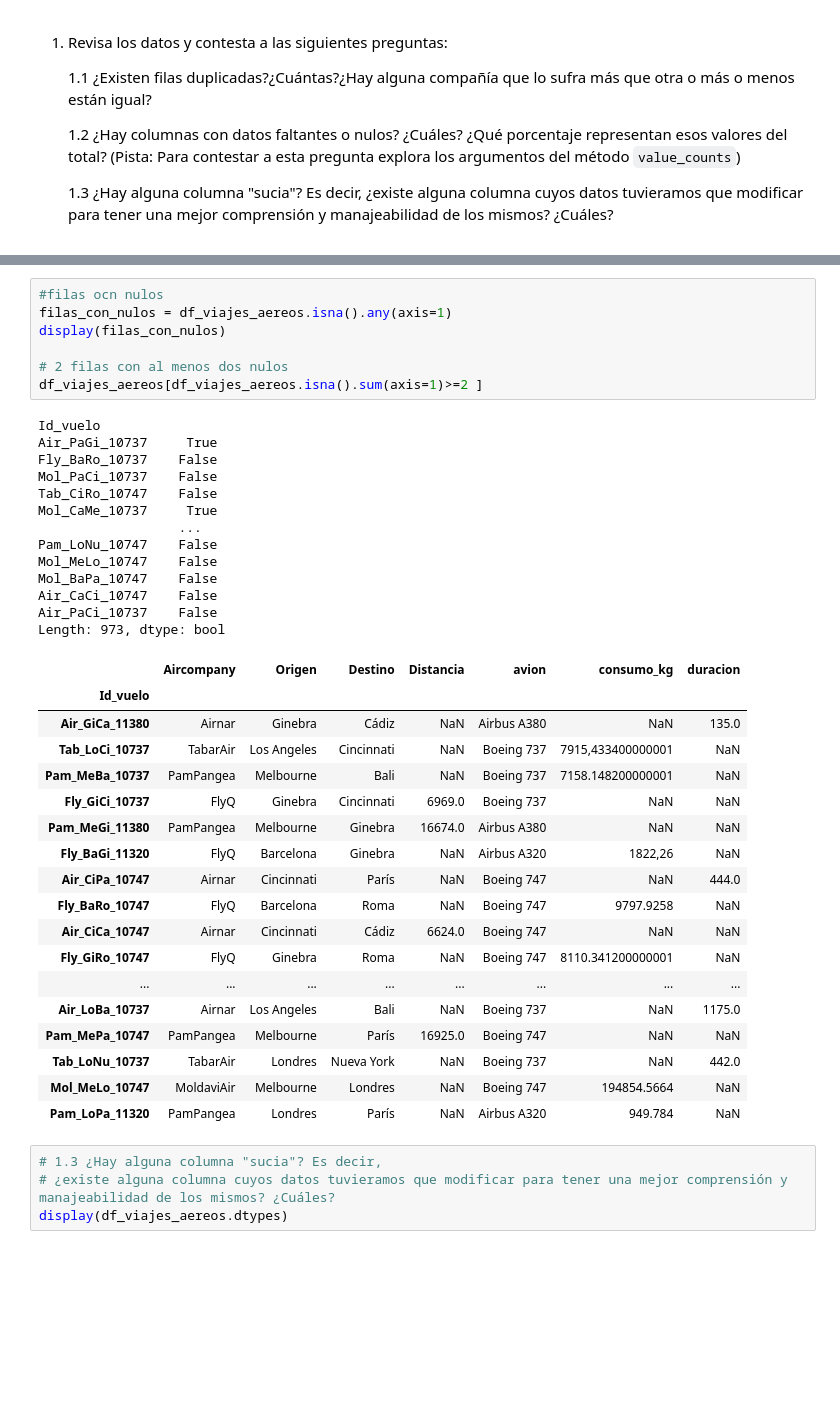
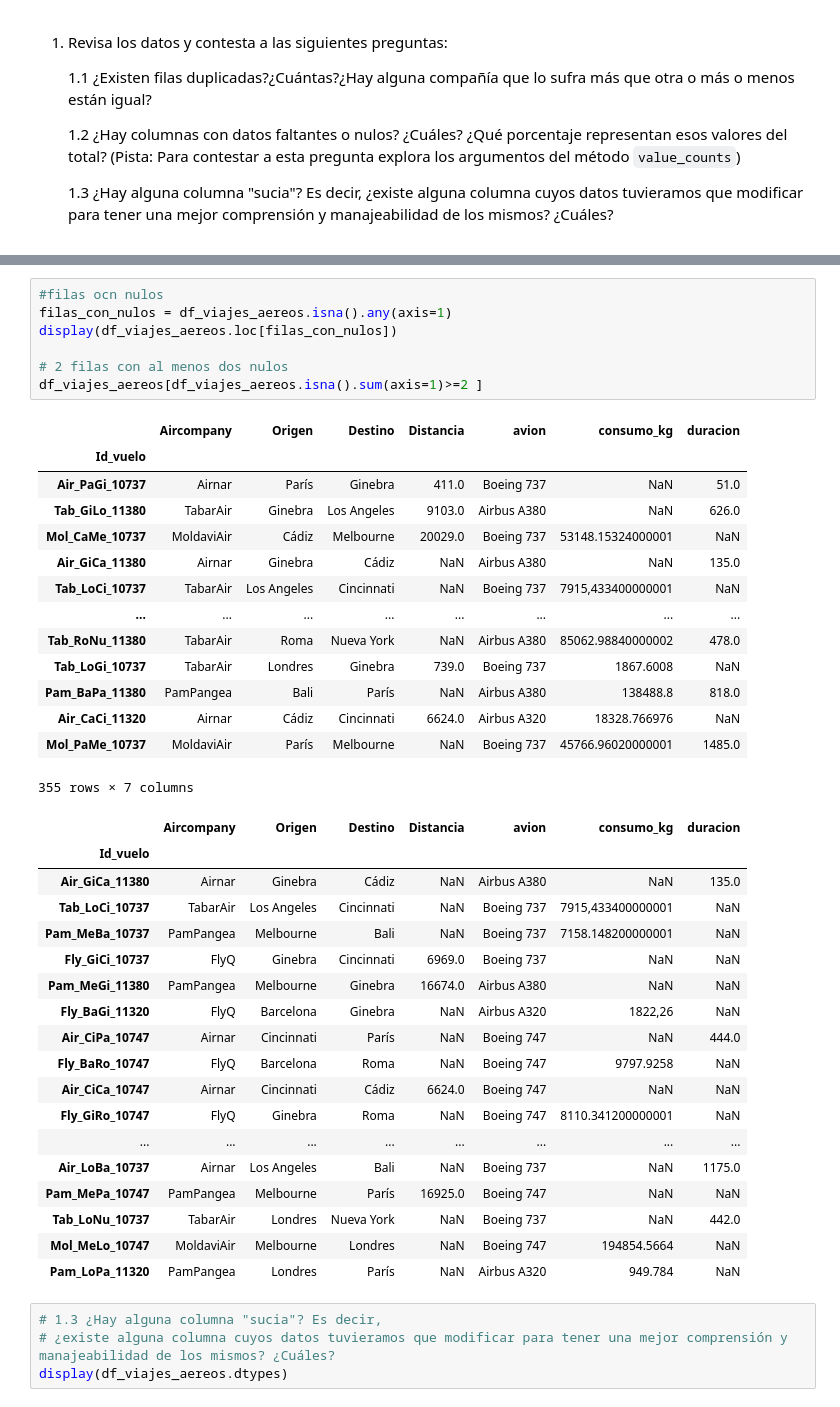
Before and after one commit to mfondevilla/DS-Online-MelaniaFondevilla, a Jupyter notebook: 02_Herramientas_Avanzadas/Sprint_04/Unidad_02_Pandas_II/03_Practica_Obligatoria/18_Practica_Obligatoria_Pandas_II.ipynb, the cells around one changed output, grey strips where cells are left out. Cells and saved outputs as stored; diff of their text form; blank space fills up the shorter version.

```diff
--- a/02_Herramientas_Avanzadas/Sprint_04/Unidad_02_Pandas_II/03_Practica_Obligatoria/18_Practica_Obligatoria_Pandas_II.ipynb
+++ b/02_Herramientas_Avanzadas/Sprint_04/Unidad_02_Pandas_II/03_Practica_Obligatoria/18_Practica_Obligatoria_Pandas_II.ipynb
@@ -128,42 +132,43 @@ Name: count, dtype: int64
 # %%
 #filas ocn nulos
 filas_con_nulos = df_viajes_aereos.isna().any(axis=1)
-display(filas_con_nulos)
+display(df_viajes_aereos.loc[filas_con_nulos])
 
 # 2 filas con al menos dos nulos
 df_viajes_aereos[df_viajes_aereos.isna().sum(axis=1)>=2 ]
 # %% [output]
+|  | Aircompany | Origen | Destino | Distancia | avion | consumo_kg | duracion |
+| Id_vuelo |  |  |  |  |  |  |  |
+| Air_PaGi_10737 | Airnar | París | Ginebra | 411.0 | Boeing 737 | NaN | 51.0 |
+| Tab_GiLo_11380 | TabarAir | Ginebra | Los Angeles | 9103.0 | Airbus A380 | NaN | 626.0 |
+| Mol_CaMe_10737 | MoldaviAir | Cádiz | Melbourne | 20029.0 | Boeing 737 | 53148.15324000001 | NaN |
+| Air_GiCa_11380 | Airnar | Ginebra | Cádiz | NaN | Airbus A380 | NaN | 135.0 |
+| Tab_LoCi_10737 | TabarAir | Los Angeles | Cincinnati | NaN | Boeing 737 | 7915,433400000001 | NaN |
+| ... | ... | ... | ... | ... | ... | ... | ... |
+| Tab_RoNu_11380 | TabarAir | Roma | Nueva York | NaN | Airbus A380 | 85062.98840000002 | 478.0 |
+| Tab_LoGi_10737 | TabarAir | Londres | Ginebra | 739.0 | Boeing 737 | 1867.6008 | NaN |
+| Pam_BaPa_11380 | PamPangea | Bali | París | NaN | Airbus A380 | 138488.8 | 818.0 |
+| Air_CaCi_11320 | Airnar | Cádiz | Cincinnati | 6624.0 | Airbus A320 | 18328.766976 | NaN |
+| Mol_PaMe_10737 | MoldaviAir | París | Melbourne | NaN | Boeing 737 | 45766.96020000001 | 1485.0 |
-Id_vuelo
-Air_PaGi_10737     True
-Fly_BaRo_10737    False
-Mol_PaCi_10737    False
-Tab_CiRo_10747    False
-Mol_CaMe_10737     True
-                  ...
-Pam_LoNu_10747    False
-Mol_MeLo_10747    False
-Mol_BaPa_10747    False
-Air_CaCi_10747    False
-Air_PaCi_10737    False
-Length: 973, dtype: bool
+355 rows × 7 columns
-|  | Aircompany | Origen | Destino | Distancia | avion | consumo_kg | duracion |
-| Id_vuelo |  |  |  |  |  |  |  |
-| Air_GiCa_11380 | Airnar | Ginebra | Cádiz | NaN | Airbus A380 | NaN | 135.0 |
-| Tab_LoCi_10737 | TabarAir | Los Angeles | Cincinnati | NaN | Boeing 737 | 7915,433400000001 | NaN |
-| Pam_MeBa_10737 | PamPangea | Melbourne | Bali | NaN | Boeing 737 | 7158.148200000001 | NaN |
-| Fly_GiCi_10737 | FlyQ | Ginebra | Cincinnati | 6969.0 | Boeing 737 | NaN | NaN |
-| Pam_MeGi_11380 | PamPangea | Melbourne | Ginebra | 16674.0 | Airbus A380 | NaN | NaN |
-| Fly_BaGi_11320 | FlyQ | Barcelona | Ginebra | NaN | Airbus A320 | 1822,26 | NaN |
-| Air_CiPa_10747 | Airnar | Cincinnati | París | NaN | Boeing 747 | NaN | 444.0 |
-| Fly_BaRo_10747 | FlyQ | Barcelona | Roma | NaN | Boeing 747 | 9797.9258 | NaN |
-| Air_CiCa_10747 | Airnar | Cincinnati | Cádiz | 6624.0 | Boeing 747 | NaN | NaN |
-| Fly_GiRo_10747 | FlyQ | Ginebra | Roma | NaN | Boeing 747 | 8110.341200000001 | NaN |
-| ... | ... | ... | ... | ... | ... | ... | ... |
-| Air_LoBa_10737 | Airnar | Los Angeles | Bali | NaN | Boeing 737 | NaN | 1175.0 |
-| Pam_MePa_10747 | PamPangea | Melbourne | París | 16925.0 | Boeing 747 | NaN | NaN |
-| Tab_LoNu_10737 | TabarAir | Londres | Nueva York | NaN | Boeing 737 | NaN | 442.0 |
-| Mol_MeLo_10747 | MoldaviAir | Melbourne | Londres | NaN | Boeing 747 | 194854.5664 | NaN |
-| Pam_LoPa_11320 | PamPangea | Londres | París | NaN | Airbus A320 | 949.784 | NaN |
+|  | Aircompany | Origen | Destino | Distancia | avion | consumo_kg | duracion |
+| Id_vuelo |  |  |  |  |  |  |  |
+| Air_GiCa_11380 | Airnar | Ginebra | Cádiz | NaN | Airbus A380 | NaN | 135.0 |
+| Tab_LoCi_10737 | TabarAir | Los Angeles | Cincinnati | NaN | Boeing 737 | 7915,433400000001 | NaN |
+| Pam_MeBa_10737 | PamPangea | Melbourne | Bali | NaN | Boeing 737 | 7158.148200000001 | NaN |
+| Fly_GiCi_10737 | FlyQ | Ginebra | Cincinnati | 6969.0 | Boeing 737 | NaN | NaN |
+| Pam_MeGi_11380 | PamPangea | Melbourne | Ginebra | 16674.0 | Airbus A380 | NaN | NaN |
+| Fly_BaGi_11320 | FlyQ | Barcelona | Ginebra | NaN | Airbus A320 | 1822,26 | NaN |
+| Air_CiPa_10747 | Airnar | Cincinnati | París | NaN | Boeing 747 | NaN | 444.0 |
+| Fly_BaRo_10747 | FlyQ | Barcelona | Roma | NaN | Boeing 747 | 9797.9258 | NaN |
+| Air_CiCa_10747 | Airnar | Cincinnati | Cádiz | 6624.0 | Boeing 747 | NaN | NaN |
+| Fly_GiRo_10747 | FlyQ | Ginebra | Roma | NaN | Boeing 747 | 8110.341200000001 | NaN |
+| ... | ... | ... | ... | ... | ... | ... | ... |
+| Air_LoBa_10737 | Airnar | Los Angeles | Bali | NaN | Boeing 737 | NaN | 1175.0 |
+| Pam_MePa_10747 | PamPangea | Melbourne | París | 16925.0 | Boeing 747 | NaN | NaN |
+| Tab_LoNu_10737 | TabarAir | Londres | Nueva York | NaN | Boeing 737 | NaN | 442.0 |
+| Mol_MeLo_10747 | MoldaviAir | Melbourne | Londres | NaN | Boeing 747 | 194854.5664 | NaN |
+| Pam_LoPa_11320 | PamPangea | Londres | París | NaN | Airbus A320 | 949.784 | NaN |
 # %%
 # 1.3 ¿Hay alguna columna "sucia"? Es decir,
 # ¿existe alguna columna cuyos datos tuvieramos que modificar para tener una mejor comprensión y manajeabilidad de los mismos? ¿Cuáles?
```
Also changed, not shown: parts of 15 cells of this notebook, 1 other file.
